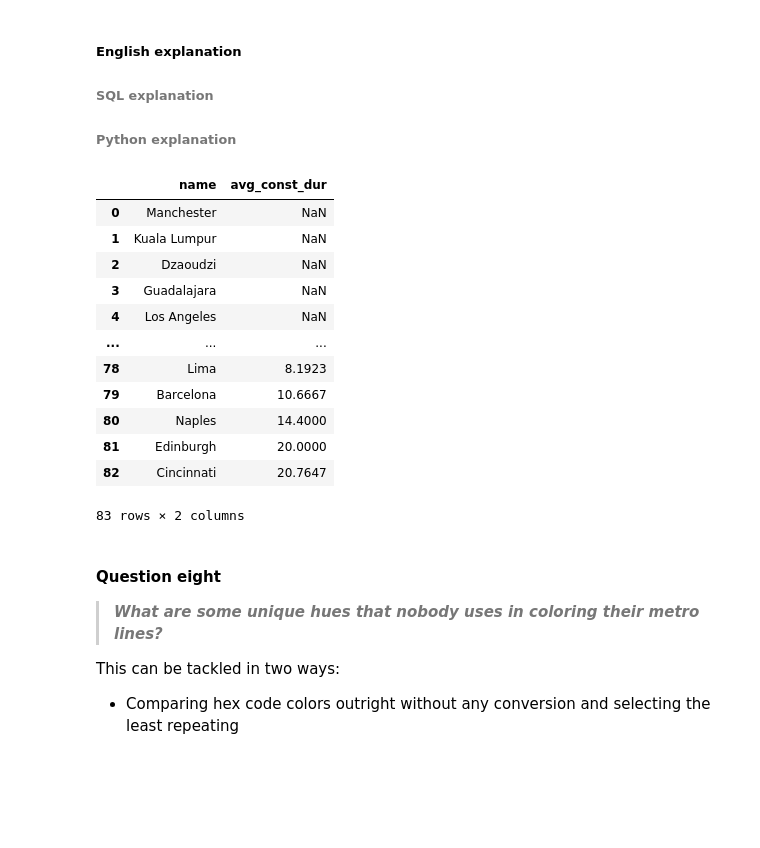
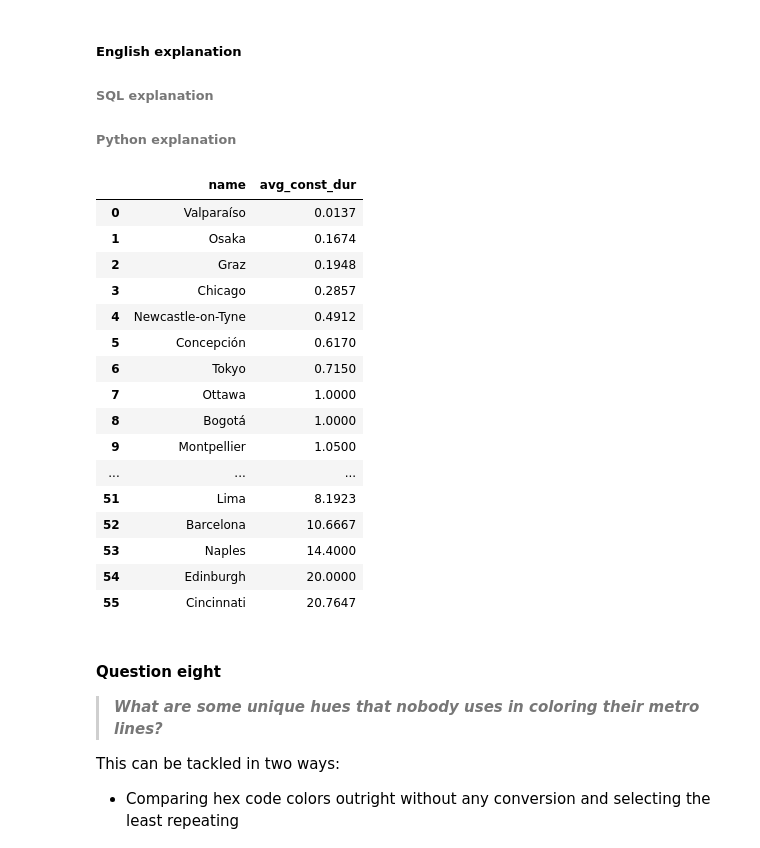
Before and after one commit to ejgenc/data-analysis_city-lines, a Jupyter notebook: notebooks/data-analysis.ipynb, the cells around one changed output. Drawn from its saved outputs; the diff is of its cells as text; code cells hidden in the pictures; blank space fills up the shorter version.

```diff
--- a/notebooks/data-analysis.ipynb
+++ b/notebooks/data-analysis.ipynb
@@ -115,28 +115,34 @@ result
 # %%
 sql_query = """
 SELECT c.name, AVG(((s.opening - s.buildstart))) AS avg_const_dur
   FROM cities c
        JOIN stations s ON (c.id = s.city_id)
  GROUP BY c.name
+ HAVING avg_const_dur NOT LIKE "NaN"
+        AND avg_const_dur > 0
  ORDER BY avg_const_dur;
 """
 
 result = pd.read_sql(sql_query, conn)
 result
 # %% [output]
 |  | name | avg_const_dur |
-| 0 | Manchester | NaN |
-| 1 | Kuala Lumpur | NaN |
-| 2 | Dzaoudzi | NaN |
-| 3 | Guadalajara | NaN |
-| 4 | Los Angeles | NaN |
+| 0 | Valparaíso | 0.0137 |
+| 1 | Osaka | 0.1674 |
+| 2 | Graz | 0.1948 |
+| 3 | Chicago | 0.2857 |
+| 4 | Newcastle-on-Tyne | 0.4912 |
+| 5 | Concepción | 0.6170 |
+| 6 | Tokyo | 0.7150 |
+| 7 | Ottawa | 1.0000 |
+| 8 | Bogotá | 1.0000 |
+| 9 | Montpellier | 1.0500 |
 | ... | ... | ... |
-| 78 | Lima | 8.1923 |
-| 79 | Barcelona | 10.6667 |
-| 80 | Naples | 14.4000 |
-| 81 | Edinburgh | 20.0000 |
-| 82 | Cincinnati | 20.7647 |
+| 51 | Lima | 8.1923 |
+| 52 | Barcelona | 10.6667 |
+| 53 | Naples | 14.4000 |
+| 54 | Edinburgh | 20.0000 |
+| 55 | Cincinnati | 20.7647 |
-83 rows × 2 columns
 # %% [markdown]
 #### Question eight
 
```
Also changed, not shown: 1 other file.
